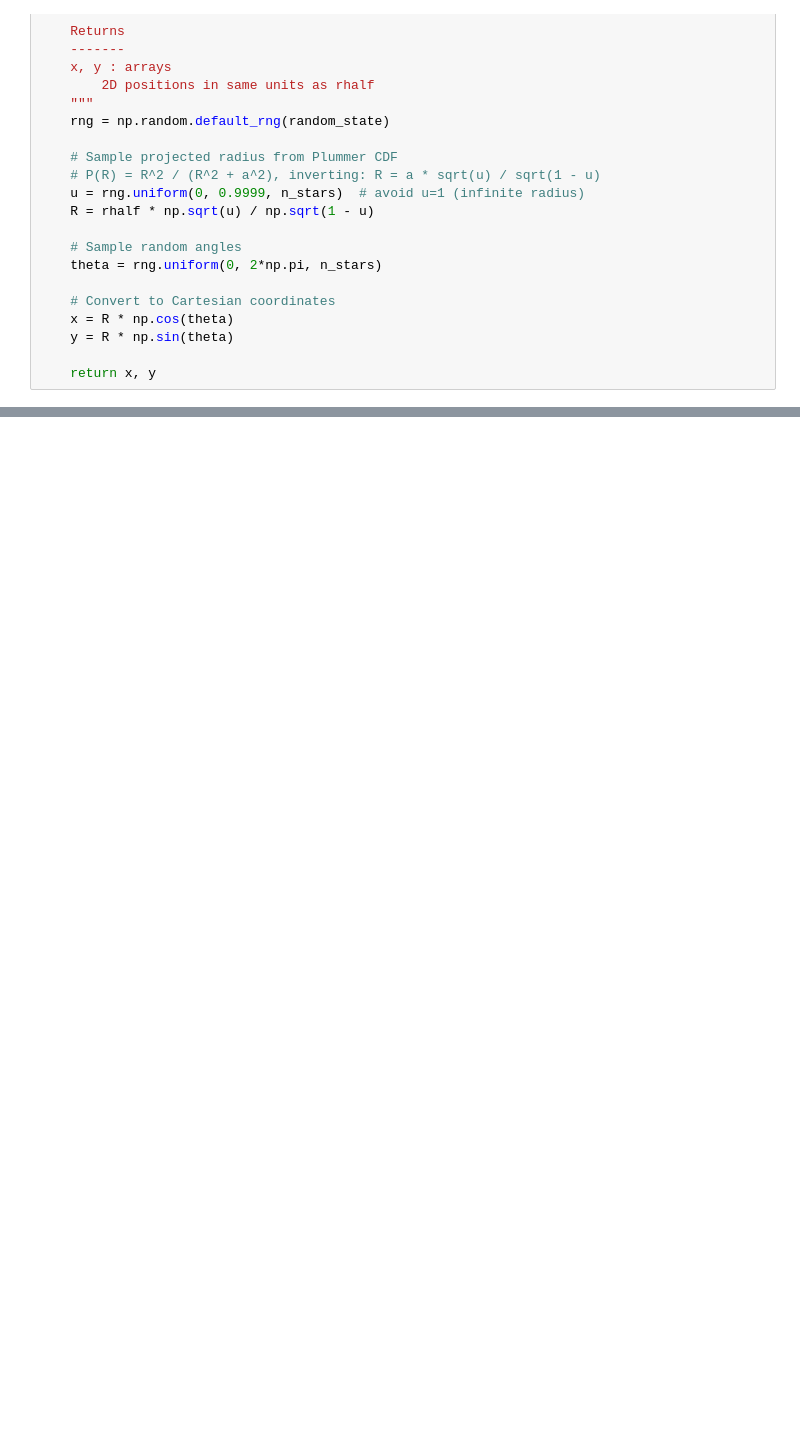
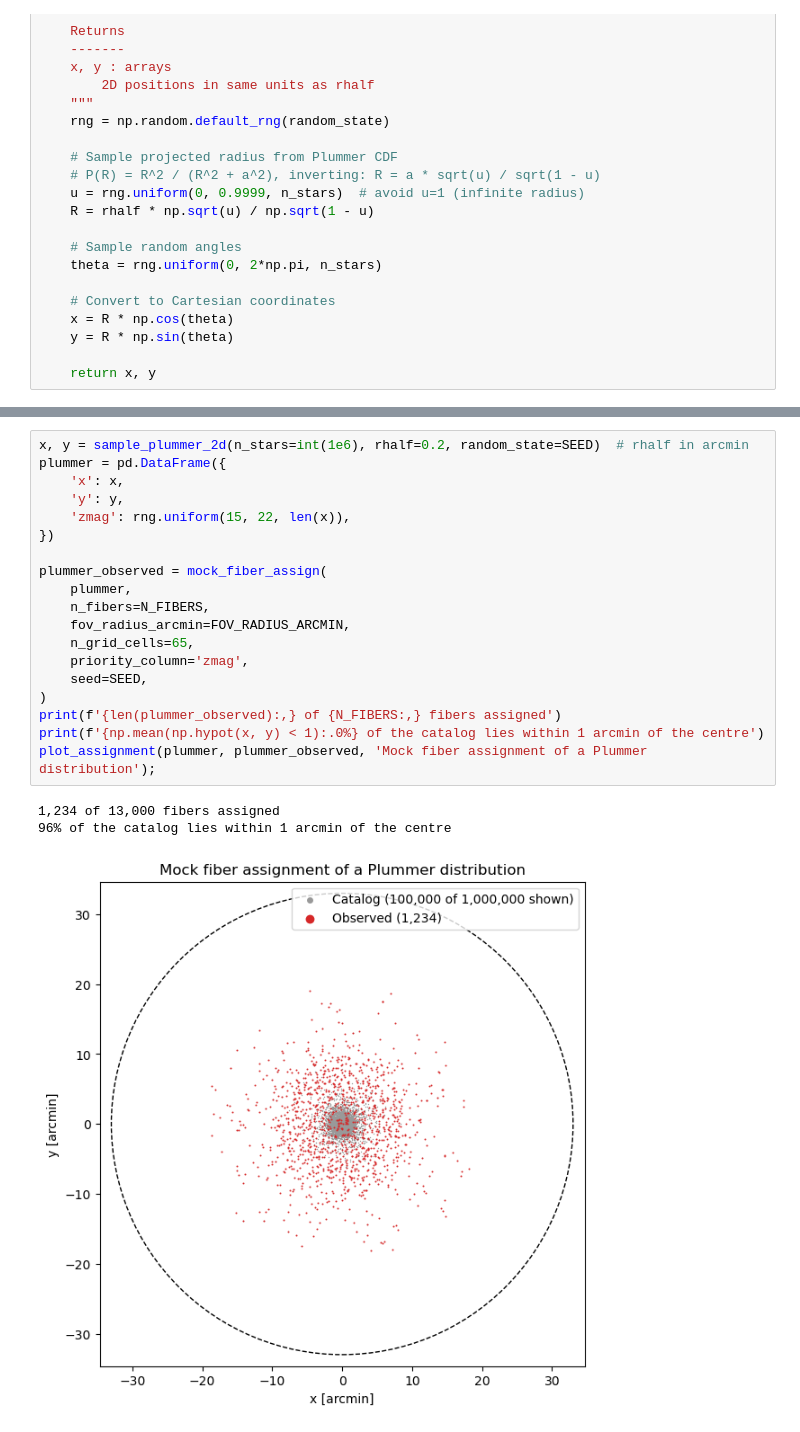
Before and after one commit to spec-s5/spec-s5-instrument, a Jupyter notebook: notebooks/mock_fiberassign_demo.ipynb, the cells around one changed output, grey strips where cells are left out. Saved outputs shown, nothing was run; the diff lists cells and outputs as text; blank space fills up the shorter version.

```diff
--- a/notebooks/mock_fiberassign_demo.ipynb
+++ b/notebooks/mock_fiberassign_demo.ipynb
@@ -101,0 +108,23 @@ plt.show()
+# %%
+x, y = sample_plummer_2d(n_stars=int(1e6), rhalf=0.2, random_state=SEED)  # rhalf in arcmin
+plummer = pd.DataFrame({
+    'x': x,
+    'y': y,
+    'zmag': rng.uniform(15, 22, len(x)),
+})
+
+plummer_observed = mock_fiber_assign(
+    plummer,
+    n_fibers=N_FIBERS,
+    fov_radius_arcmin=FOV_RADIUS_ARCMIN,
+    n_grid_cells=65,
+    priority_column='zmag',
+    seed=SEED,
+)
+print(f'{len(plummer_observed):,} of {N_FIBERS:,} fibers assigned')
+print(f'{np.mean(np.hypot(x, y) < 1):.0%} of the catalog lies within 1 arcmin of the centre')
+plot_assignment(plummer, plummer_observed, 'Mock fiber assignment of a Plummer distribution');
+# %% [output]
+1,234 of 13,000 fibers assigned
+96% of the catalog lies within 1 arcmin of the centre
+[figure, added]
```
Also changed, not shown: parts of 9 cells of this notebook.
